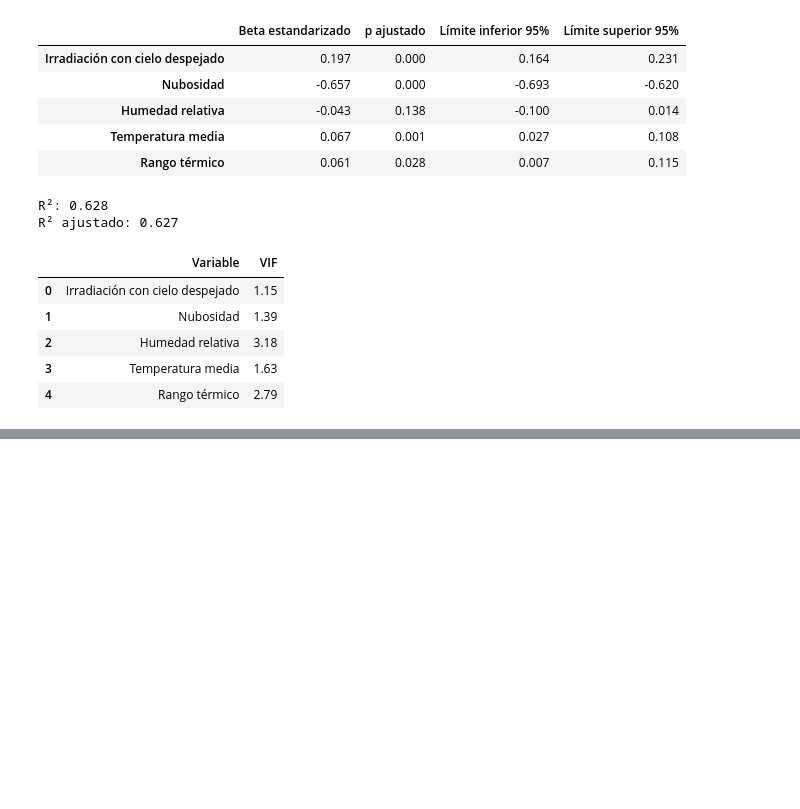
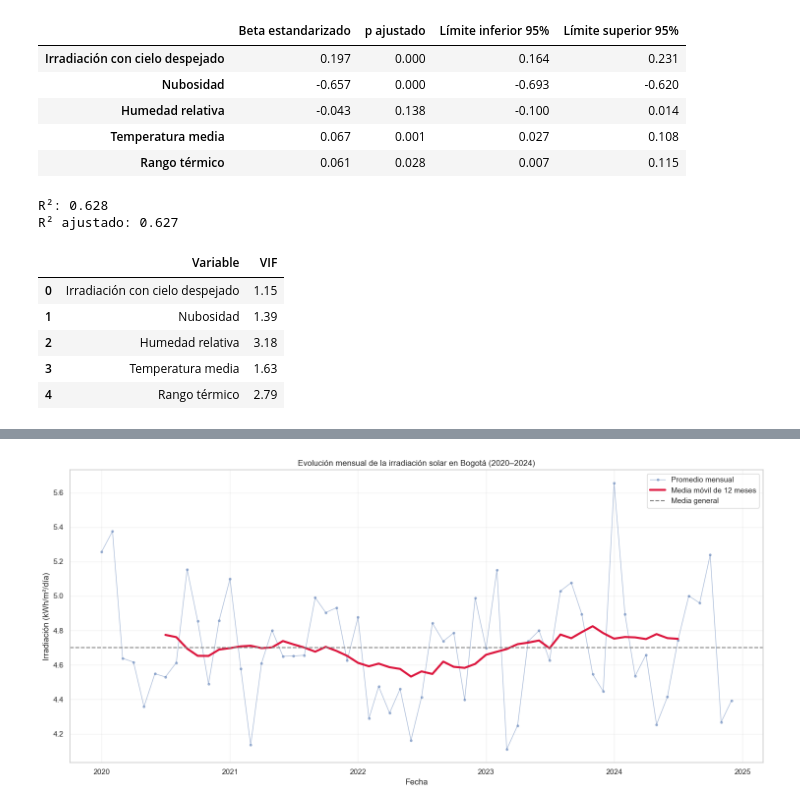
Before and after one commit to saralvillanu/solar_smart_predictive_analysis, a Jupyter notebook: EDA_Solar_Bogota.ipynb, the cells around one changed output, grey strips where cells are left out. Cells and saved outputs as stored; diff of their text form; code cells hidden in the pictures; blank space fills up the shorter version.

```diff
--- a/EDA_Solar_Bogota.ipynb
+++ b/EDA_Solar_Bogota.ipynb
@@ -1031,0 +1086,66 @@ display(tabla_vif.round(2))
+# %%
+serie_mensual_p3 = (
+    df.set_index('Fecha')
+    ['ALLSKY_SFC_SW_DWN']
+    .resample('MS')
+    .mean()
+    .reset_index(name='Irradiacion')
+)
+
+serie_mensual_p3['Año'] = (
+    serie_mensual_p3['Fecha'].dt.year
+)
+
+serie_mensual_p3['Mes_num'] = (
+    serie_mensual_p3['Fecha'].dt.month
+)
+
+serie_mensual_p3['Media_movil_12_meses'] = (
+    serie_mensual_p3['Irradiacion']
+    .rolling(
+        window=12,
+        center=True,
+        min_periods=12
+    )
+    .mean()
+)
+
+plt.figure(figsize=(15, 7))
+
+plt.plot(
+    serie_mensual_p3['Fecha'],
+    serie_mensual_p3['Irradiacion'],
+    marker='o',
+    markersize=3,
+    linewidth=1,
+    alpha=0.45,
+    label='Promedio mensual'
+)
+
+plt.plot(
+    serie_mensual_p3['Fecha'],
+    serie_mensual_p3['Media_movil_12_meses'],
+    color='crimson',
+    linewidth=3,
+    label='Media móvil de 12 meses'
+)
+
+plt.axhline(
+    df['ALLSKY_SFC_SW_DWN'].mean(),
+    color='gray',
+    linestyle='--',
+    linewidth=1.5,
+    label='Media general'
+)
+
+plt.title(
+    'Evolución mensual de la irradiación solar en Bogotá (2020–2024)'
+)
+plt.xlabel('Fecha')
+plt.ylabel('Irradiación (kWh/m²/día)')
+plt.legend()
+plt.grid(alpha=0.25)
+plt.tight_layout()
+plt.show()
+# %% [output]
+[figure, added]
```
Also changed, not shown: parts of 5 cells of this notebook.
